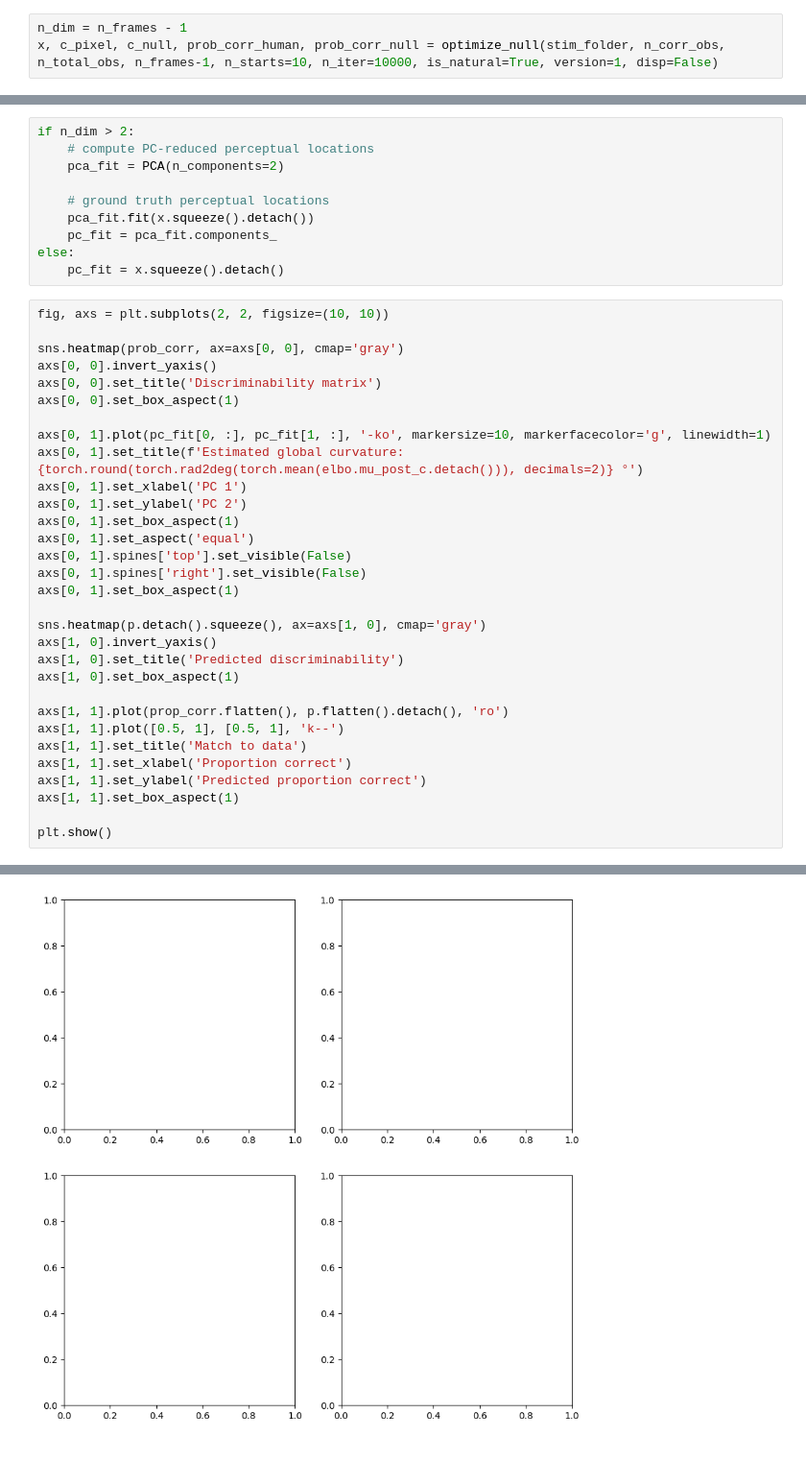
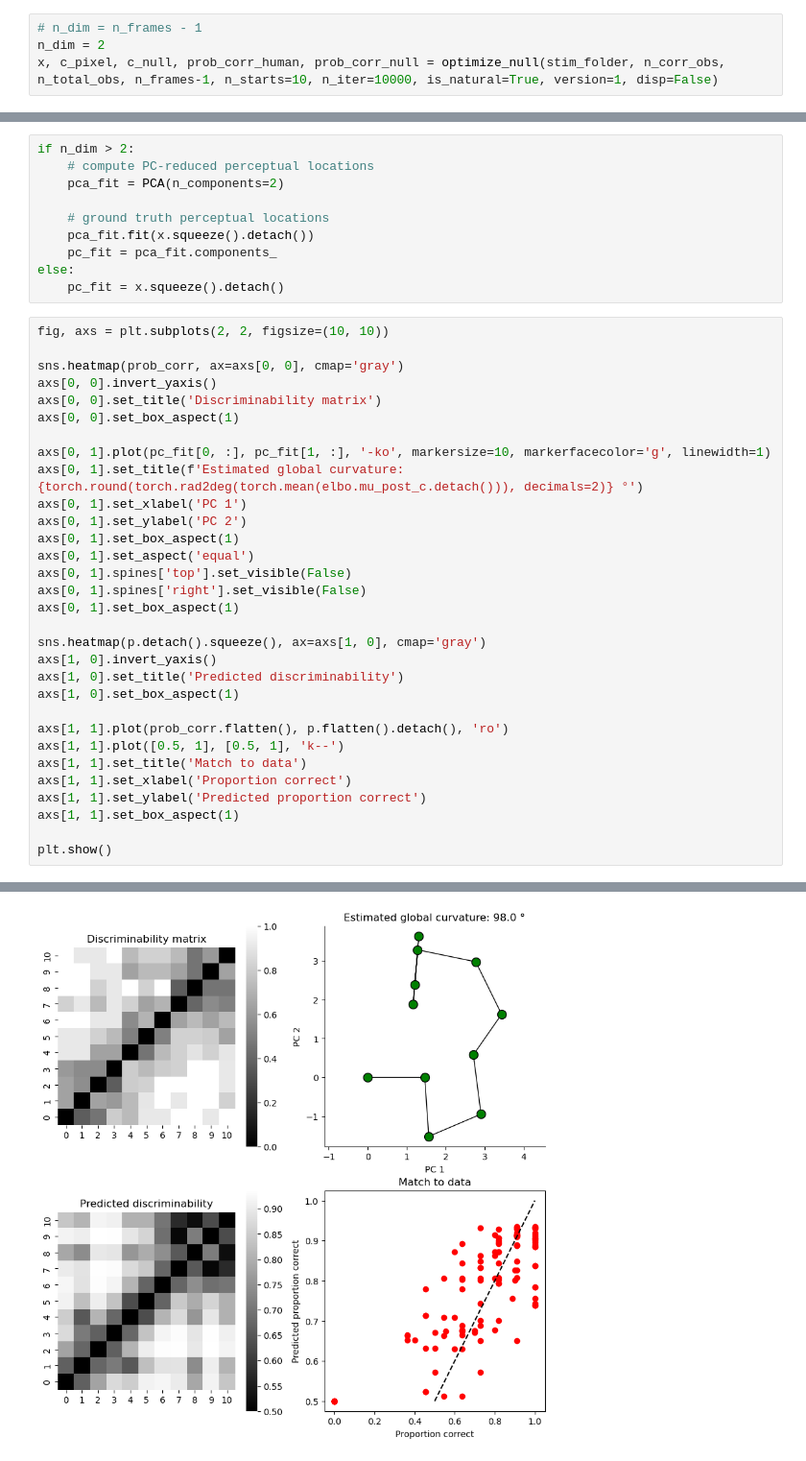
Before and after one commit to nguyen-td/perceptual-straightening, a Jupyter notebook: load_yoondata.ipynb, the cells around one changed output, grey strips where cells are left out. Shown: that part at 96% size. Saved outputs shown, nothing was run; the diff lists cells and outputs as text.

```diff
--- a/load_yoondata.ipynb
+++ b/load_yoondata.ipynb
@@ -49,6 +51,7 @@ prob_corr = np.divide(n_corr_obs, n_total_obs, out=np.zeros_like(n_corr_obs), wh
 # %% [markdown]
 ### Compute null model
 # %%
-n_dim = n_frames - 1
+# n_dim = n_frames - 1
+n_dim = 2
 x, c_pixel, c_null, prob_corr_human, prob_corr_null = optimize_null(stim_folder, n_corr_obs, n_total_obs, n_frames-1, n_starts=10, n_iter=10000, is_natural=True, version=1, disp=False)
 # %% [output]
@@ -145,7 +194,7 @@ axs[1, 0].invert_yaxis()
 axs[1, 0].set_title('Predicted discriminability')
 axs[1, 0].set_box_aspect(1)
 
-axs[1, 1].plot(prop_corr.flatten(), p.flatten().detach(), 'ro')
+axs[1, 1].plot(prob_corr.flatten(), p.flatten().detach(), 'ro')
 axs[1, 1].plot([0.5, 1], [0.5, 1], 'k--')
 axs[1, 1].set_title('Match to data')
 axs[1, 1].set_xlabel('Proportion correct')
@@ -158 +206 @@ NameError: name 'n_prop_corr' is not defined
-[figure, old version]
+[figure, new version]
```
Also changed, not shown: parts of 8 cells of this notebook, 2 other files.
